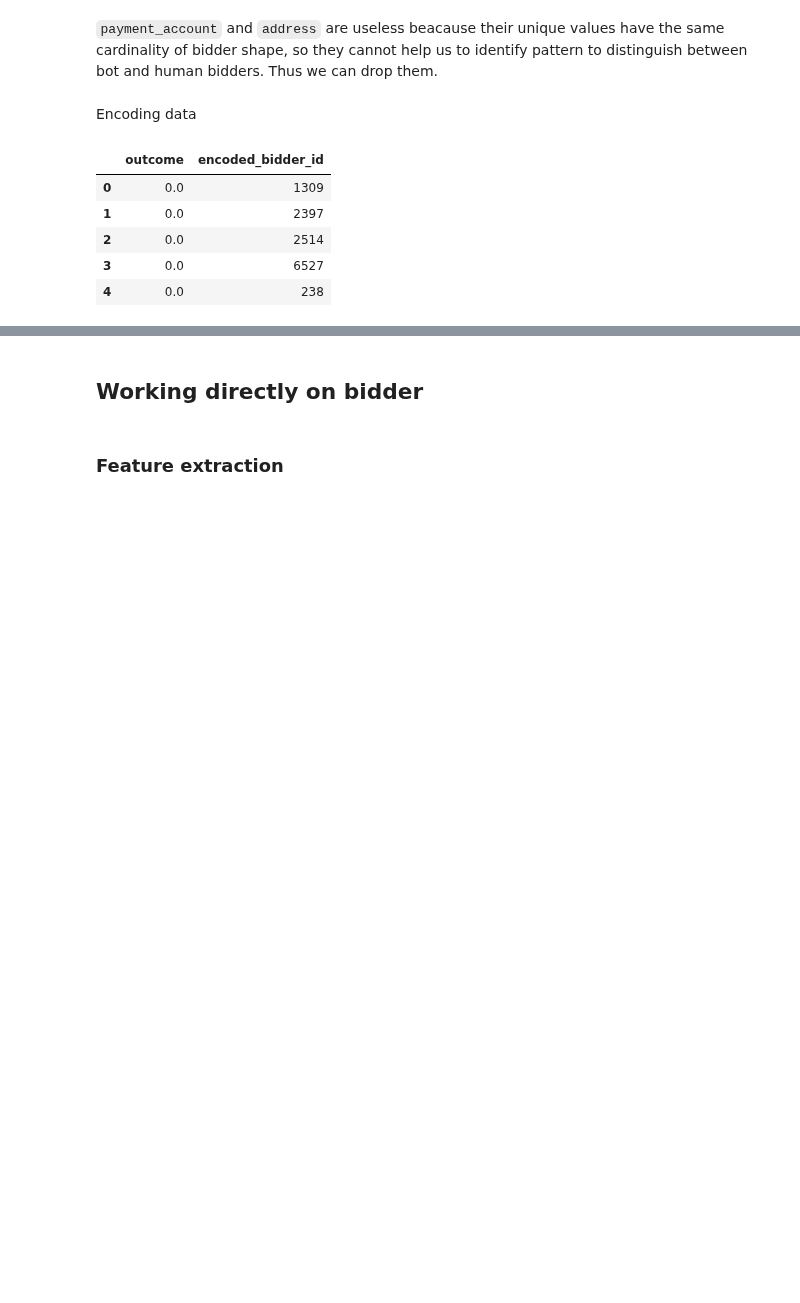
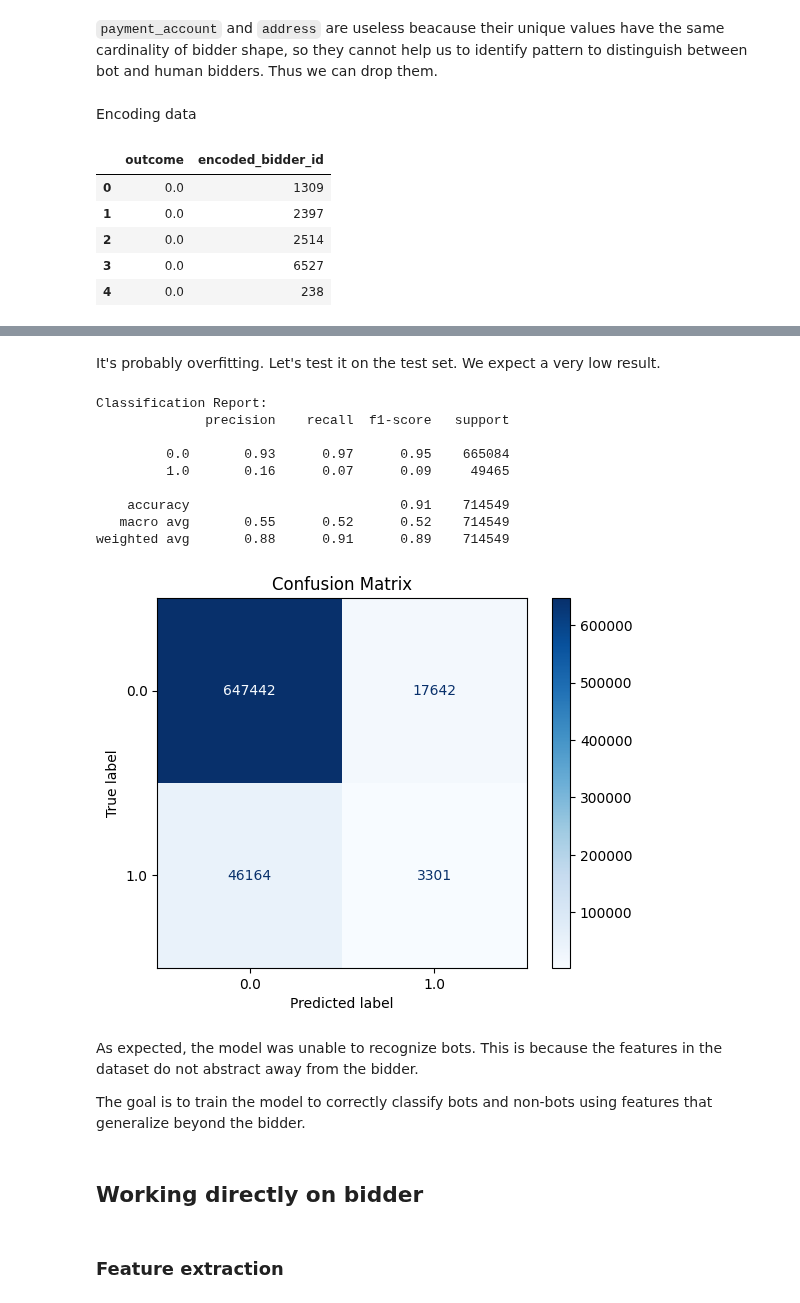
Before and after one commit to trueilorp/Bidder-classification, a Jupyter notebook: notebook.ipynb, the cells around one changed output, grey strips where cells are left out. Drawn from its saved outputs; the diff is of its cells as text; code cells hidden in the pictures; blank space fills up the shorter version.

```diff
--- a/notebook.ipynb
+++ b/notebook.ipynb
@@ -121,3 +183,35 @@ bids.head(5)
+# %% [markdown]
+It's probably overfitting. Let's test it on the test set. We expect a very low result.
+# %%
+X = df_test.drop(['outcome'], axis=1)
+y = df_test['outcome']
+
+y_pred = rf.predict(X)
+print("Classification Report:")
+print(classification_report(y, y_pred))
+
+cm = confusion_matrix(y, y_pred)
+
+disp = ConfusionMatrixDisplay(confusion_matrix=cm, display_labels=np.unique(y_pred))
+disp.plot(cmap=plt.cm.Blues)
+
+plt.title('Confusion Matrix')
+plt.show()
+# %% [output]
+Classification Report:
+              precision    recall  f1-score   support
+
+         0.0       0.93      0.97      0.95    665084
+         1.0       0.16      0.07      0.09     49465
+
+    accuracy                           0.91    714549
+   macro avg       0.55      0.52      0.52    714549
+weighted avg       0.88      0.91      0.89    714549
+[figure, added]
+# %% [markdown]
+As expected, the model was unable to recognize bots. This is because the features in the dataset do not abstract away from the bidder.
+
+The goal is to train the model to correctly classify bots and non-bots using features that generalize beyond the bidder.
 # %% [markdown]
 ## Working directly on bidder
 # %% [markdown]
```
Also changed, not shown: parts of 15 cells of this notebook.
